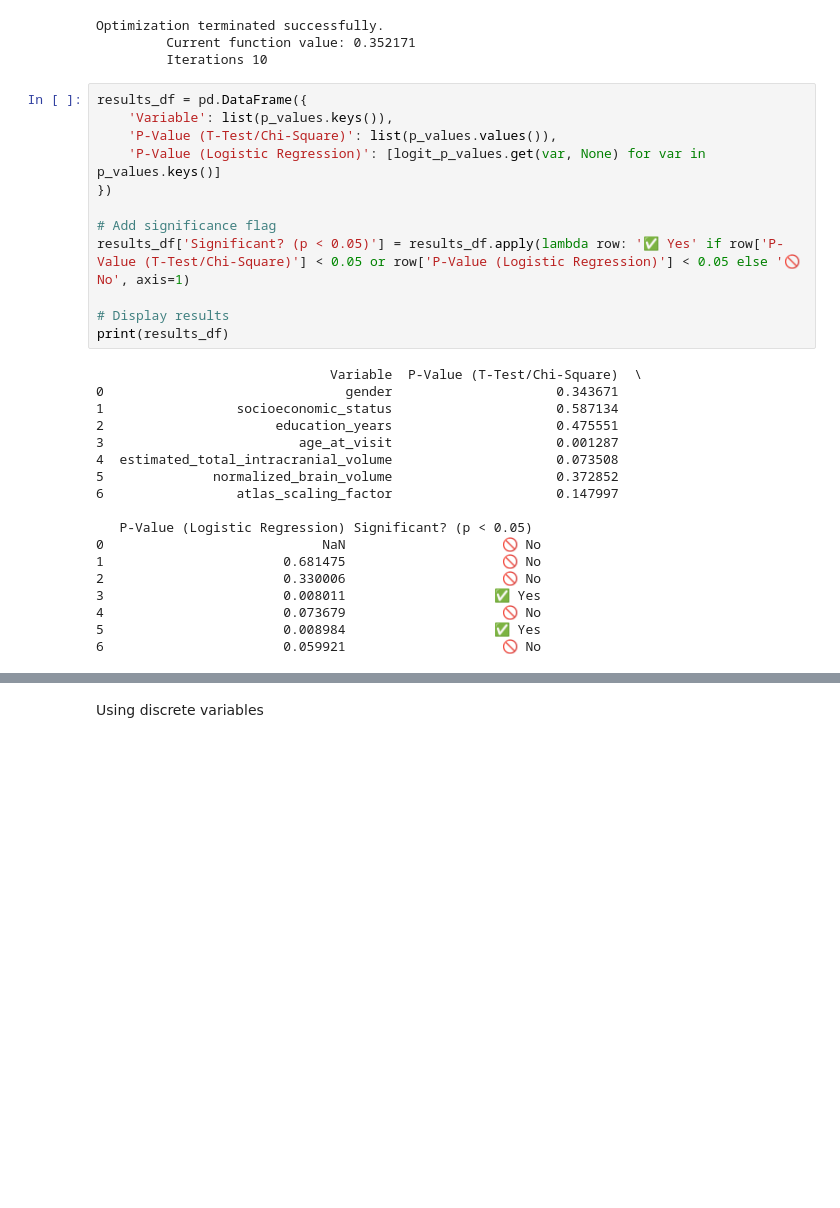
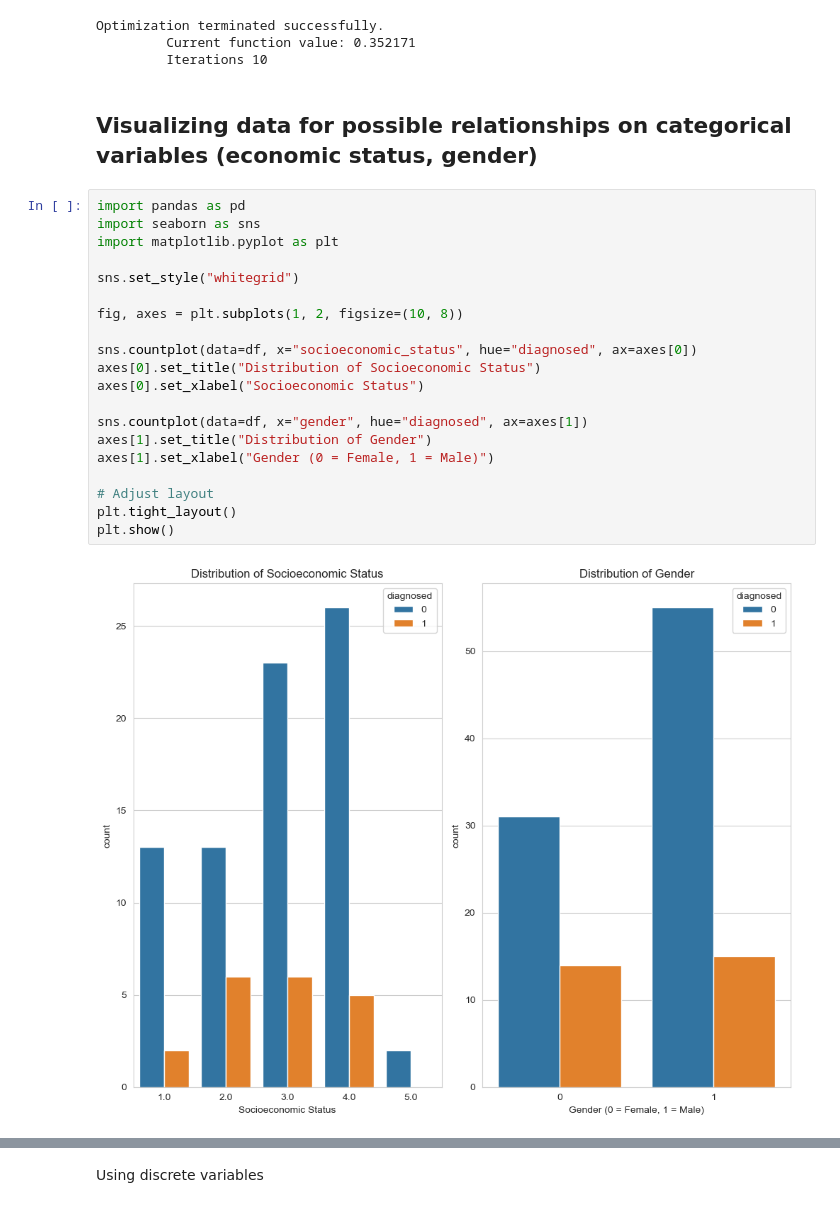
Before and after one commit to jbotmallen/DATA_ANALYTICS, a Jupyter notebook: Assigments/Lecture_1/alex.ipynb, the cells around one changed output, grey strips where cells are left out. Saved outputs shown, nothing was run; the diff lists cells and outputs as text; blank space fills up the shorter version.

Commit message:
idk ngl will test this again l8r

```diff
--- a/Assigments/Lecture_1/alex.ipynb
+++ b/Assigments/Lecture_1/alex.ipynb
@@ -202,33 +203,27 @@ logit_p_values = logit_model.pvalues.to_dict()
 Optimization terminated successfully.
          Current function value: 0.352171
          Iterations 10
-# %%
-results_df = pd.DataFrame({
-    'Variable': list(p_values.keys()),
-    'P-Value (T-Test/Chi-Square)': list(p_values.values()),
-    'P-Value (Logistic Regression)': [logit_p_values.get(var, None) for var in p_values.keys()]
-})
-
-# Add significance flag
-results_df['Significant? (p < 0.05)'] = results_df.apply(lambda row: '✅ Yes' if row['P-Value (T-Test/Chi-Square)'] < 0.05 or row['P-Value (Logistic Regression)'] < 0.05 else '🚫 No', axis=1)
-
-# Display results
-print(results_df)
-# %% [output]
-                              Variable  P-Value (T-Test/Chi-Square)  \
-0                               gender                     0.343671
-1                 socioeconomic_status                     0.587134
-2                      education_years                     0.475551
-3                         age_at_visit                     0.001287
-4  estimated_total_intracranial_volume                     0.073508
-5              normalized_brain_volume                     0.372852
-6                 atlas_scaling_factor                     0.147997
-
-   P-Value (Logistic Regression) Significant? (p < 0.05)
-0                            NaN                    🚫 No
-1                       0.681475                    🚫 No
-2                       0.330006                    🚫 No
-3                       0.008011                   ✅ Yes
-4                       0.073679                    🚫 No
-5                       0.008984                   ✅ Yes
-6                       0.059921                    🚫 No
+# %% [markdown]
+## Visualizing data for possible relationships on categorical variables (economic status, gender)
+# %%
+import pandas as pd
+import seaborn as sns
+import matplotlib.pyplot as plt
+
+sns.set_style("whitegrid")
+
+fig, axes = plt.subplots(1, 2, figsize=(10, 8))
+
+sns.countplot(data=df, x="socioeconomic_status", hue="diagnosed", ax=axes[0])
+axes[0].set_title("Distribution of Socioeconomic Status")
+axes[0].set_xlabel("Socioeconomic Status")
+
+sns.countplot(data=df, x="gender", hue="diagnosed", ax=axes[1])
+axes[1].set_title("Distribution of Gender")
+axes[1].set_xlabel("Gender (0 = Female, 1 = Male)")
+
+# Adjust layout
+plt.tight_layout()
+plt.show()
+# %% [output]
+[figure, added]
```
Also changed, not shown: parts of 28 cells of this notebook, 3 other files.
